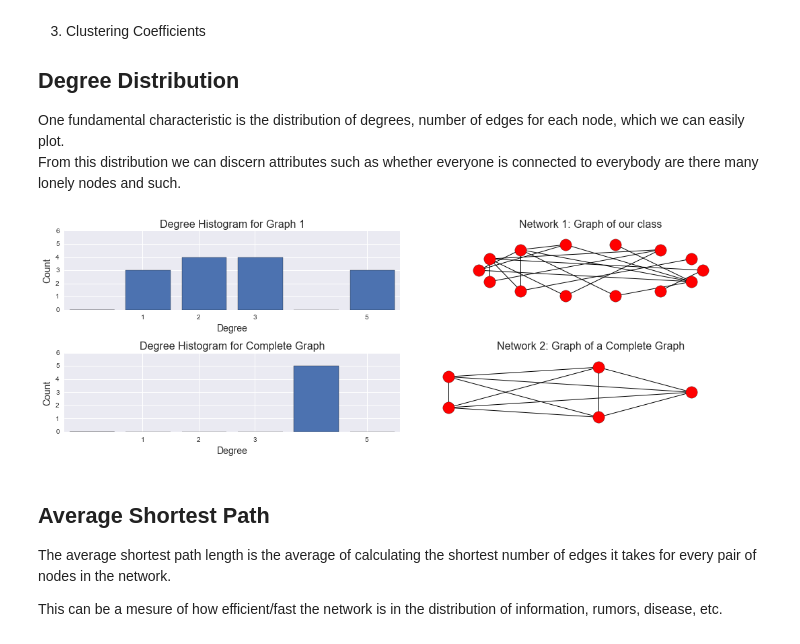
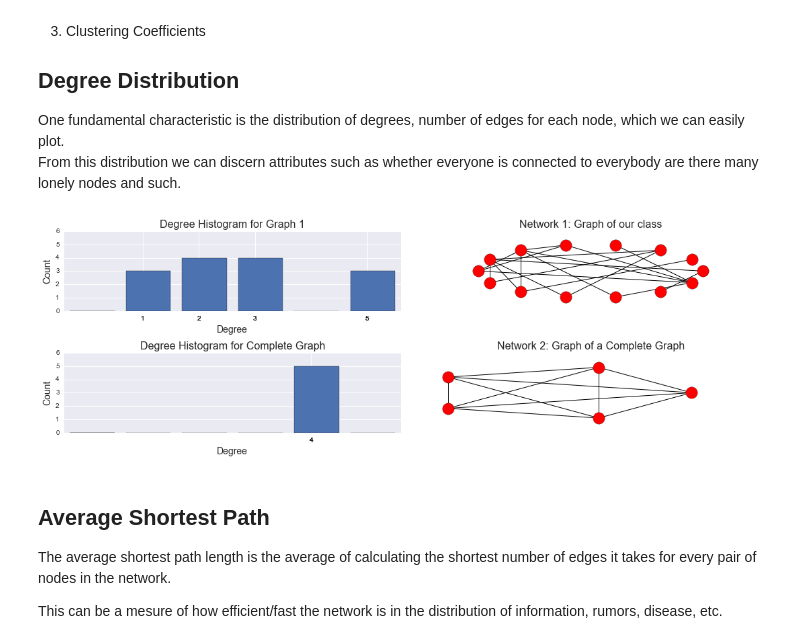
Before and after one commit to ljchang/psyc63, a Jupyter notebook: Notebooks/SocialNetworkAnalysis.ipynb, the cells around one changed output. Cells and saved outputs as stored; diff of their text form; code cells hidden in the pictures.

```diff
--- a/Notebooks/SocialNetworkAnalysis.ipynb
+++ b/Notebooks/SocialNetworkAnalysis.ipynb
@@ -259,36 +259,36 @@ From this distribution we can discern attributes such as whether everyone is con
 # %%
 degree_sequence=sorted([d for n,d in G.degree().iteritems()], reverse=True) # degree sequence
 
 G2=nx.complete_graph(5)
 degree_sequence2=sorted([d for n,d in G2.degree().iteritems()], reverse=True) # degree sequence
 
 fig, [(ax1,ax2),(ax3,ax4)] = plt.subplots(2,2,figsize=(15,5))
 ax1.hist(degree_sequence,bins=range(0,7),rwidth=.8)
 ax1.set_title("Degree Histogram for Graph 1",fontsize=16)
 ax1.set_ylabel("Count",fontsize=14)
 ax1.set_xlabel("Degree",fontsize=14)
-ax1.set_xticks([d+0.4 for d in deg])
-ax1.set_xticklabels(deg)
+ax1.set_xticks([d+0.4 for d in degree_sequence])
+ax1.set_xticklabels([d for d in degree_sequence])
 ax1.set_ylim((0,6))
 
 nx.draw(G,pos=nx.circular_layout(G),ax=ax2)
 ax2.set_title('Network 1: Graph of our class',fontsize=16)
 
 ax3.hist(degree_sequence2,bins=range(0,7),rwidth=.8)
 ax3.set_title("Degree Histogram for Complete Graph",fontsize=16)
 ax3.set_ylabel("Count",fontsize=14)
 ax3.set_xlabel("Degree",fontsize=14)
-ax3.set_xticks([d+0.4 for d in deg])
-ax3.set_xticklabels(deg)
+ax3.set_xticks([d+0.4 for d in degree_sequence2])
+ax3.set_xticklabels([d for d in degree_sequence2])
 ax3.set_ylim((0,6))
 
 nx.draw(G2,pos=nx.circular_layout(G2),ax=ax4)
 ax4.set_title('Network 2: Graph of a Complete Graph',fontsize=16)
 
 plt.tight_layout(pad=0.4, w_pad=0.5, h_pad=1.0)
 plt.show()
 # %% [output]
-[figure, old version]
+[figure, new version]
 # %% [markdown]
 ## Average Shortest Path
 
```
Also changed, not shown: parts of 3 cells of this notebook.
